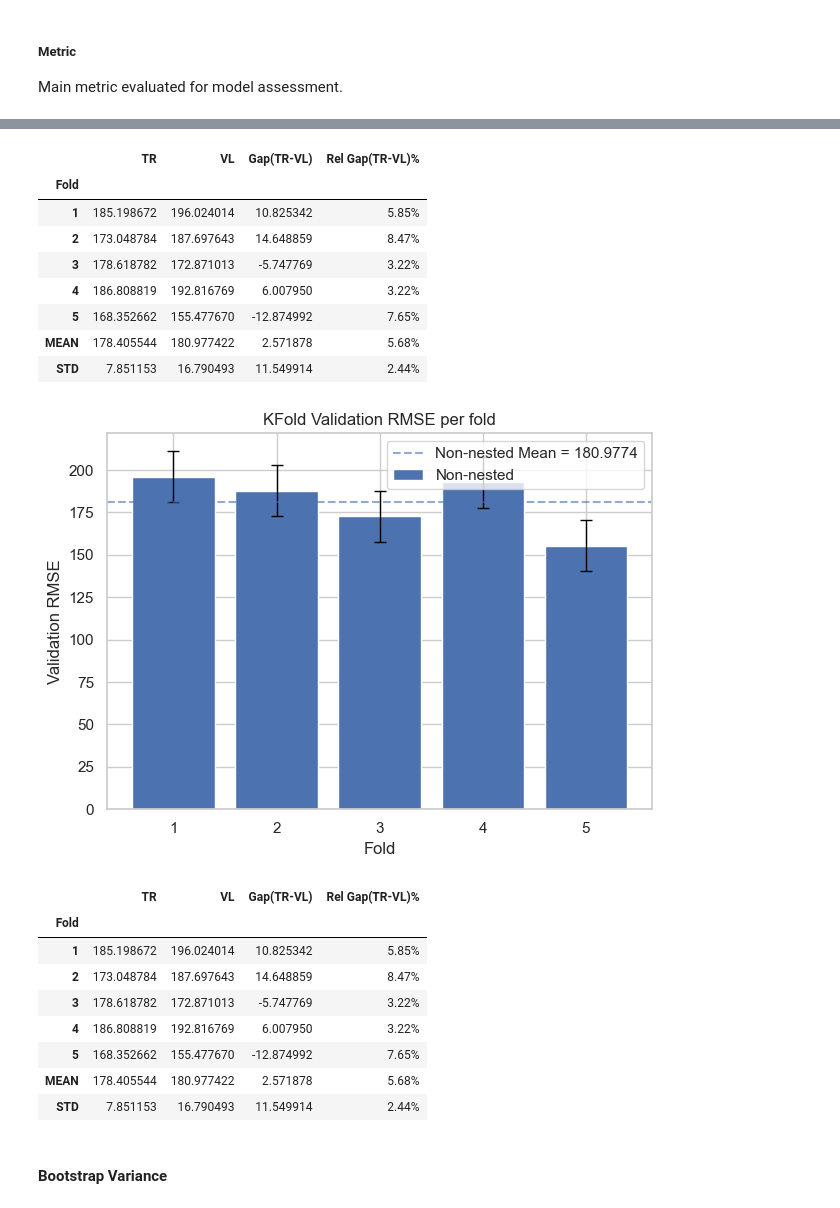
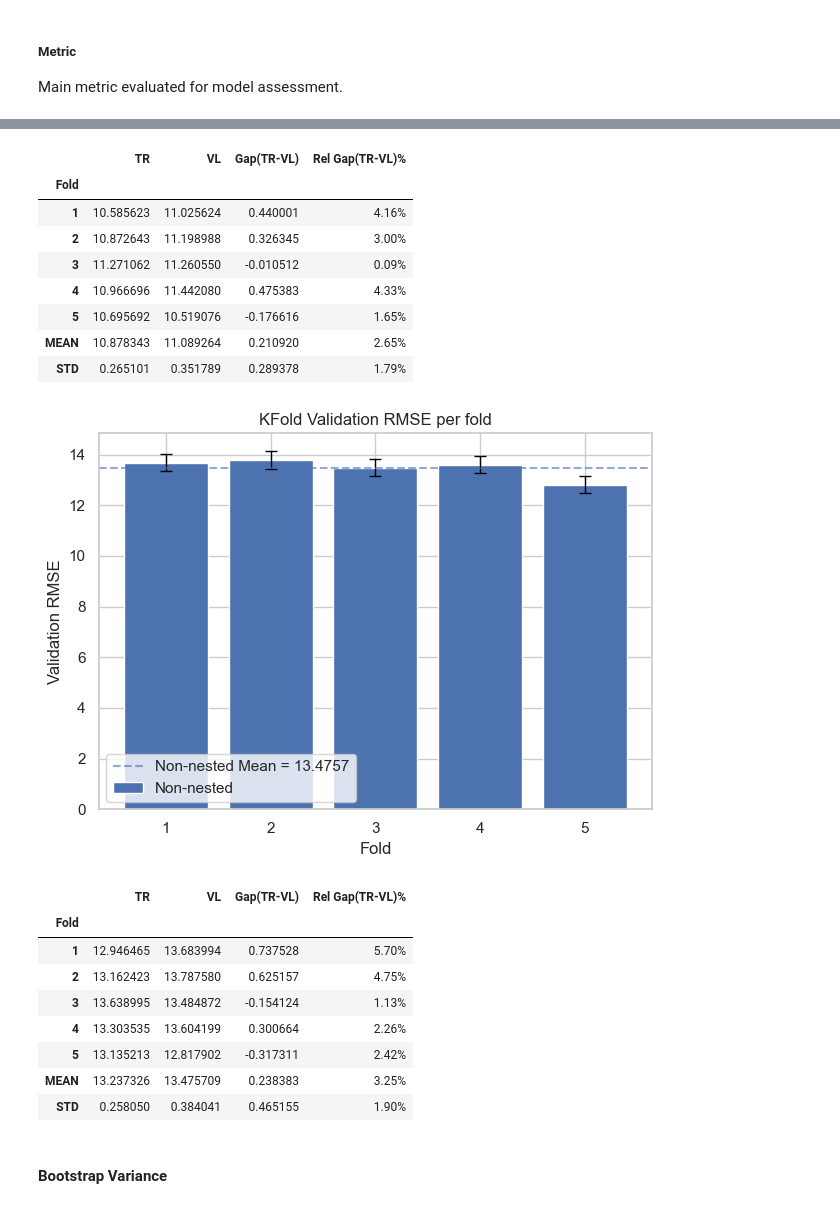
Before and after one commit to Borbico/Machine_Learning_Melaccio, a Jupyter notebook: notebooks/cup_NN_optuna.ipynb, the cells around one changed output, grey strips where cells are left out. Cells and saved outputs as stored; diff of their text form; code cells hidden in the pictures.

```diff
--- a/notebooks/cup_NN_optuna.ipynb
+++ b/notebooks/cup_NN_optuna.ipynb
@@ -96,8 +95,19 @@ output_dimension = 4
 base_fold_strategy = cr.common_fold_strategy(n_split=3)
 
 
+# ---- The metrics to calculate in train ---
+epochs_metrics_dict = {
+    LOSS: (nnc.MEELoss, min),
+    MSE: (cr.mse,min),
+    MAE: (cr.mae,min),
+    RMSE: (cr.rmse,min),
+}
+the_metrics = epochs_metrics_dict.keys()
+# ------------------------------------------
+
+
 # ----- Defining model basic architecture --------
-base_hidden_layers = ["64"]
+base_hidden_layers = ["32"]
 
 # The output and loss function, must be changed according to the type of task
 loss_function = nnc.MEELoss()
@@ -492,8 +510,8 @@ importlib.reload(cc)
 
 # The KFold strategy to be used through all models
 fold_strategy = cr.common_fold_strategy()
-net = nnc.build_mlp(input_dimension, output_dimension, final_hidden_layers, "relu")
-model_template = nnc.MLP(net, output_adapter)
+net = nnc.build_nn_net(input_dimension, output_dimension, final_hidden_layers, "relu")
+model_template = nnc.build_nn_model(net, output_adapter)
 
 overfitting_treshold = 1e-2
 
@@ -518,7 +536,8 @@ inner_train_params = {
     "scheduler_template": None if gap_tr_vl < overfitting_treshold else scheduler_template,
     "optimizer_template": optimizer_template,
     "loss_function": loss_function,
-    "early_stopping_strategy": early_stopping_strategy
+    "early_stopping_strategy": early_stopping_strategy,
+    "metrics": epochs_metrics_dict,
 }
 
 fold_histories = nnc.kfold(
@@ -548,7 +567,7 @@ Early Stopping  | metric: mee,  patience: 50 , minimum delta: 0.01
 </p>
 # %%
 importlib.reload(cr)
-for metric in [MEE,MAE,MSE,RMSE]:
+for metric in the_metrics:
     cr.plot_kfold_metric([(fold_histories,"Non-nested")], metric)
     display(cr.kfold_regression_table(fold_histories, use=metric))
 # %% [output]
@@ -576,22 +595,22 @@ for metric in [MEE,MAE,MSE,RMSE]:
 |  | TR | VL | Gap(TR-VL) | Rel Gap(TR-VL)% |
 | Fold |  |  |  |  |
-| 1 | 185.198672 | 196.024014 | 10.825342 | 5.85% |
-| 2 | 173.048784 | 187.697643 | 14.648859 | 8.47% |
-| 3 | 178.618782 | 172.871013 | -5.747769 | 3.22% |
-| 4 | 186.808819 | 192.816769 | 6.007950 | 3.22% |
-| 5 | 168.352662 | 155.477670 | -12.874992 | 7.65% |
-| MEAN | 178.405544 | 180.977422 | 2.571878 | 5.68% |
-| STD | 7.851153 | 16.790493 | 11.549914 | 2.44% |
+| 1 | 10.585623 | 11.025624 | 0.440001 | 4.16% |
+| 2 | 10.872643 | 11.198988 | 0.326345 | 3.00% |
+| 3 | 11.271062 | 11.260550 | -0.010512 | 0.09% |
+| 4 | 10.966696 | 11.442080 | 0.475383 | 4.33% |
+| 5 | 10.695692 | 10.519076 | -0.176616 | 1.65% |
+| MEAN | 10.878343 | 11.089264 | 0.210920 | 2.65% |
+| STD | 0.265101 | 0.351789 | 0.289378 | 1.79% |
-[figure, old version]
+[figure, new version]
 |  | TR | VL | Gap(TR-VL) | Rel Gap(TR-VL)% |
 | Fold |  |  |  |  |
-| 1 | 185.198672 | 196.024014 | 10.825342 | 5.85% |
-| 2 | 173.048784 | 187.697643 | 14.648859 | 8.47% |
-| 3 | 178.618782 | 172.871013 | -5.747769 | 3.22% |
-| 4 | 186.808819 | 192.816769 | 6.007950 | 3.22% |
-| 5 | 168.352662 | 155.477670 | -12.874992 | 7.65% |
-| MEAN | 178.405544 | 180.977422 | 2.571878 | 5.68% |
-| STD | 7.851153 | 16.790493 | 11.549914 | 2.44% |
+| 1 | 12.946465 | 13.683994 | 0.737528 | 5.70% |
+| 2 | 13.162423 | 13.787580 | 0.625157 | 4.75% |
+| 3 | 13.638995 | 13.484872 | -0.154124 | 1.13% |
+| 4 | 13.303535 | 13.604199 | 0.300664 | 2.26% |
+| 5 | 13.135213 | 12.817902 | -0.317311 | 2.42% |
+| MEAN | 13.237326 | 13.475709 | 0.238383 | 3.25% |
+| STD | 0.258050 | 0.384041 | 0.465155 | 1.90% |
 # %% [markdown]
 <h4>Bootstrap Variance</h4>
 # %%
```
Also changed, not shown: parts of 26 cells of this notebook, 13 other files.
